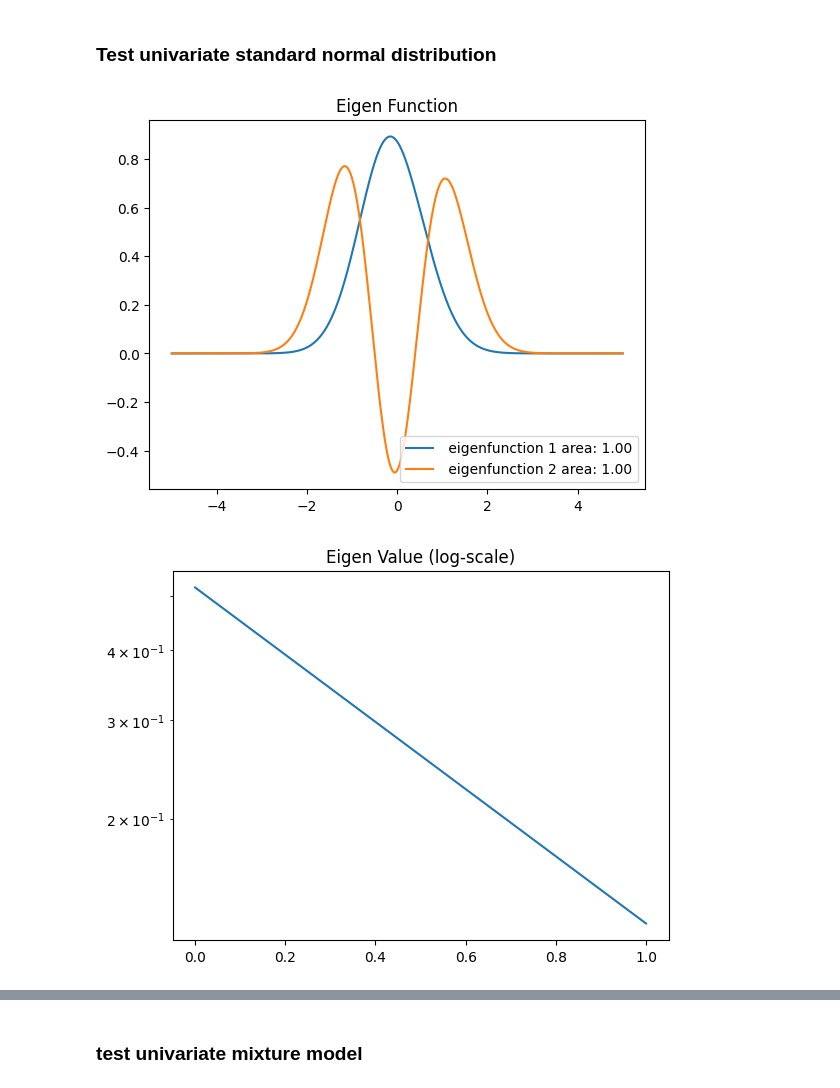
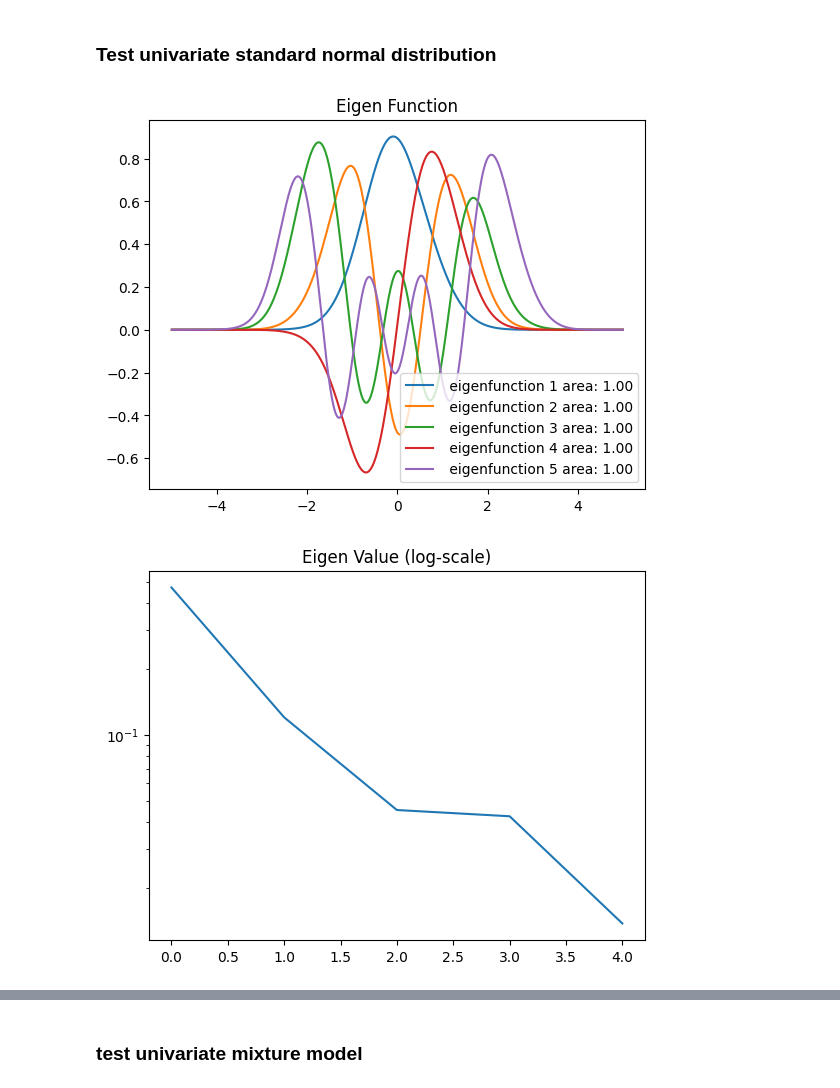
Before and after one commit to tsai-kailin/ConditionalOSDE, a Jupyter notebook: examples/osde_demo.ipynb, the cells around one changed output, grey strips where cells are left out. Saved outputs shown, nothing was run; the diff lists cells and outputs as text; code cells hidden in the pictures.

```diff
--- a/examples/osde_demo.ipynb
+++ b/examples/osde_demo.ipynb
@@ -23,7 +23,7 @@ kernel_list = [kernelx]
 f_x = MultiOSDE(kernel_list)
 data_x = np.random.normal(0, 1, size=(1000, 1))
 data_list = [data_x]
-f_x.fit(data_list, 1e-1)
+f_x.fit(data_list, 1e-2)
 
 for i in range(1,f_x.r+1):
   eigen = f_x.get_eigen_function(1,i)
@@ -83,32 +83,32 @@ for i, tol in enumerate(tol_list):
   for j in range(1,f_x.r+1):
     eigen = f_x.get_eigen_function(1,j)
     hf_x = np.zeros(new_x.shape)
     for j, x in enumerate(new_x):
       hf_x[j] = eigen.eval(x.reshape((1,1)))
     ax[i//2,i%2].plot(new_x, hf_x)
     ax[i//2,i%2].title.set_text('Eigen functions (tol={})'.format(tol))
 
   pf = np.zeros(new_x.shape)
   cdf = 0
 
   x0 = new_x[0]
   for j,x in enumerate(new_x):
     pf[j] = f_x.get_pdf([x.reshape((1,1))])
     cdf += pf[j]*(x-x0)
     x0 = x
   predict_list.append(pf)
   cdf_list.append(cdf)
 plt.show()
 for cdf, label, pf in zip(cdf_list, tol_list, predict_list):
   plt.plot(new_x, pf, label='OSDE tol=1e%d cdf=%.2f'%(np.log10(label), cdf))
 
 variance = 1
 sigma = math.sqrt(variance)
 x = np.linspace(mu - 10*sigma, mu + 10*sigma, 200)
 plt.plot(x, stats.norm.pdf(x, mu, sigma), color='k', linewidth=2, label='true function')
 
 plt.legend()
 plt.show()
 # %% [output]
-[figure, old version]
+[figure, new version]
-[figure, old version]
+[figure, new version]
```
Also changed, not shown: parts of 4 cells of this notebook, 7 other files.
